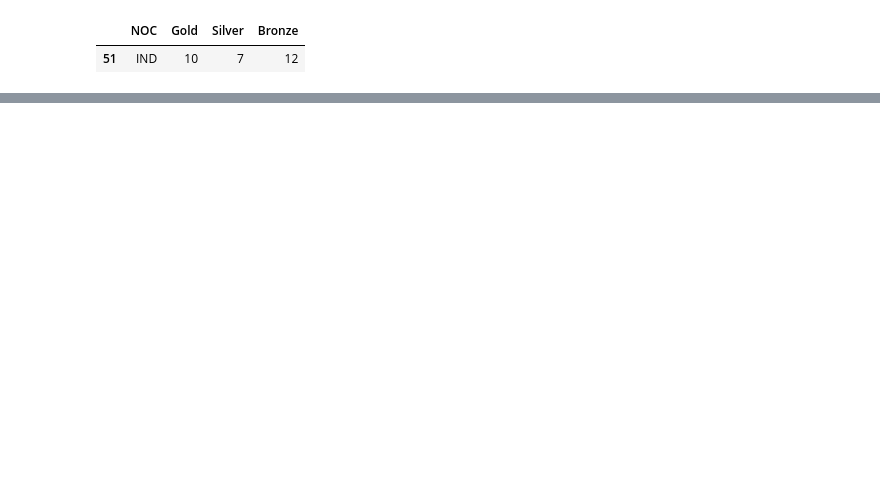
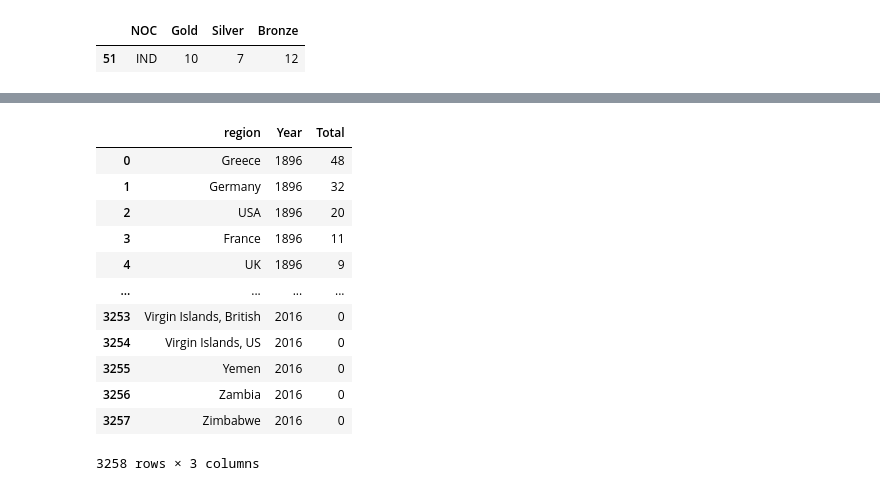
Before and after one commit to yaseenddar/A-I, a Jupyter notebook: DeepLearning/Projects/Olympic_Data_Analysis/Olympics_Analysis.ipynb, the cells around one changed output, grey strips where cells are left out. Cells and saved outputs as stored; diff of their text form; code cells hidden in the pictures; blank space fills up the shorter version.

```diff
--- a/DeepLearning/Projects/Olympic_Data_Analysis/Olympics_Analysis.ipynb
+++ b/DeepLearning/Projects/Olympic_Data_Analysis/Olympics_Analysis.ipynb
@@ -207,0 +259,16 @@ medal_tally[medal_tally["NOC"] == "IND"]
+# %%
+newdf
+# %% [output]
+|  | region | Year | Total |
+| 0 | Greece | 1896 | 48 |
+| 1 | Germany | 1896 | 32 |
+| 2 | USA | 1896 | 20 |
+| 3 | France | 1896 | 11 |
+| 4 | UK | 1896 | 9 |
+| ... | ... | ... | ... |
+| 3253 | Virgin Islands, British | 2016 | 0 |
+| 3254 | Virgin Islands, US | 2016 | 0 |
+| 3255 | Yemen | 2016 | 0 |
+| 3256 | Zambia | 2016 | 0 |
+| 3257 | Zimbabwe | 2016 | 0 |
+3258 rows × 3 columns
```
Also changed, not shown: parts of 17 cells of this notebook, 3 other files.
